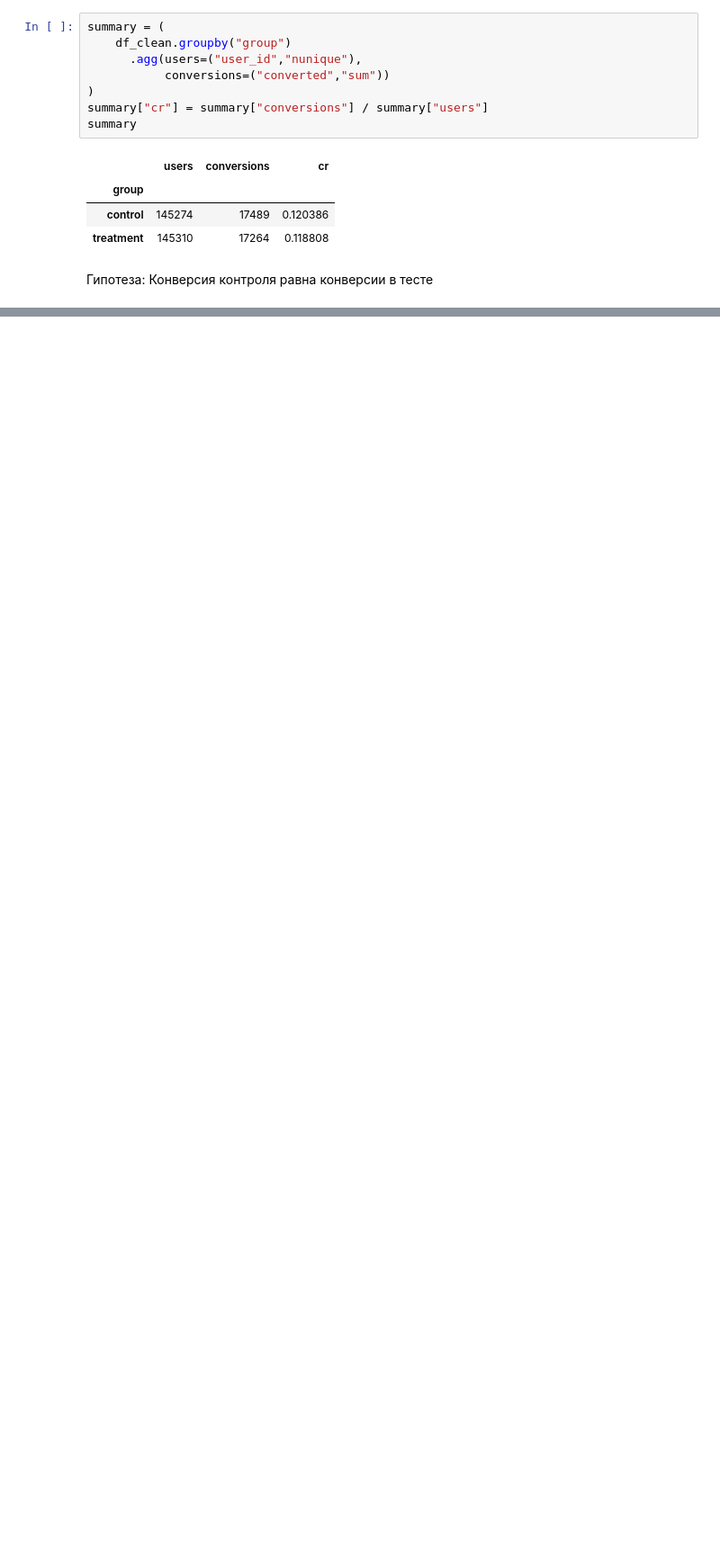
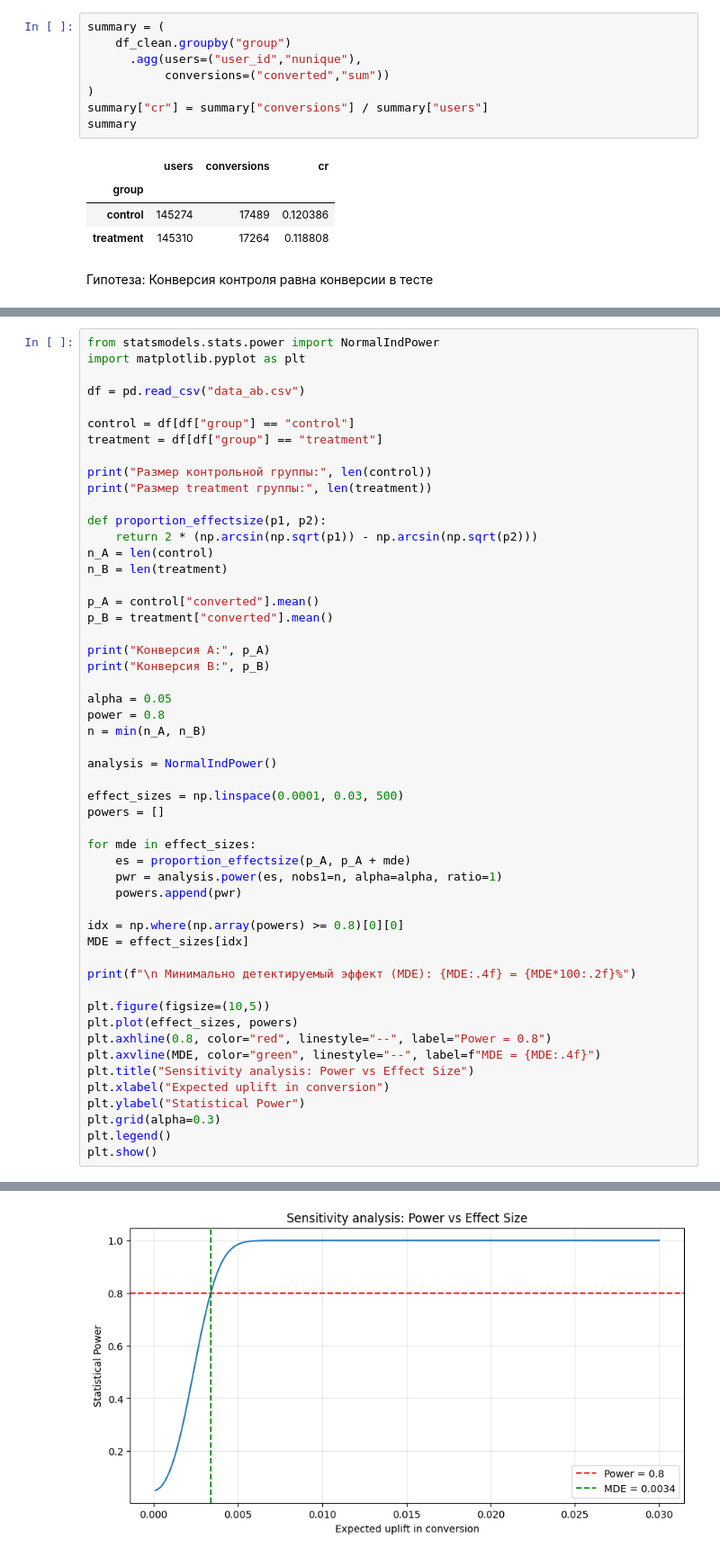
Before and after one commit to reeenss/gp3-hse-uraura, a Jupyter notebook: 1part/final.ipynb, the cells around one changed output, grey strips where cells are left out. Shown at 90% size. Cells and saved outputs as stored; diff of their text form; blank space fills up the shorter version.

```diff
--- a/1part/final.ipynb
+++ b/1part/final.ipynb
@@ -765,0 +449,53 @@ p-value: 0.18988337448195103
+# %%
+from statsmodels.stats.power import NormalIndPower
+import matplotlib.pyplot as plt
+
+df = pd.read_csv("data_ab.csv")
+
+control = df[df["group"] == "control"]
+treatment = df[df["group"] == "treatment"]
+
+print("Размер контрольной группы:", len(control))
+print("Размер treatment группы:", len(treatment))
+
+def proportion_effectsize(p1, p2):
+    return 2 * (np.arcsin(np.sqrt(p1)) - np.arcsin(np.sqrt(p2)))
+n_A = len(control)
+n_B = len(treatment)
+
+p_A = control["converted"].mean()
+p_B = treatment["converted"].mean()
+
+print("Конверсия A:", p_A)
+print("Конверсия B:", p_B)
+
+alpha = 0.05
+power = 0.8
+n = min(n_A, n_B)
+
+analysis = NormalIndPower()
+
+effect_sizes = np.linspace(0.0001, 0.03, 500)
+powers = []
+
+for mde in effect_sizes:
+    es = proportion_effectsize(p_A, p_A + mde)
+    pwr = analysis.power(es, nobs1=n, alpha=alpha, ratio=1)
+    powers.append(pwr)
+
+idx = np.where(np.array(powers) >= 0.8)[0][0]
+MDE = effect_sizes[idx]
+
+print(f"\n Минимально детектируемый эффект (MDE): {MDE:.4f} = {MDE*100:.2f}%")
+
+plt.figure(figsize=(10,5))
+plt.plot(effect_sizes, powers)
+plt.axhline(0.8, color="red", linestyle="--", label="Power = 0.8")
+plt.axvline(MDE, color="green", linestyle="--", label=f"MDE = {MDE:.4f}")
+plt.title("Sensitivity analysis: Power vs Effect Size")
+plt.xlabel("Expected uplift in conversion")
+plt.ylabel("Statistical Power")
+plt.grid(alpha=0.3)
+plt.legend()
+plt.show()
+# %% [output]
@@ -765,0 +508 @@ p-value: 0.18988337448195103
+[figure, added]
```
Also changed, not shown: parts of 10 cells of this notebook, 29 other files.
